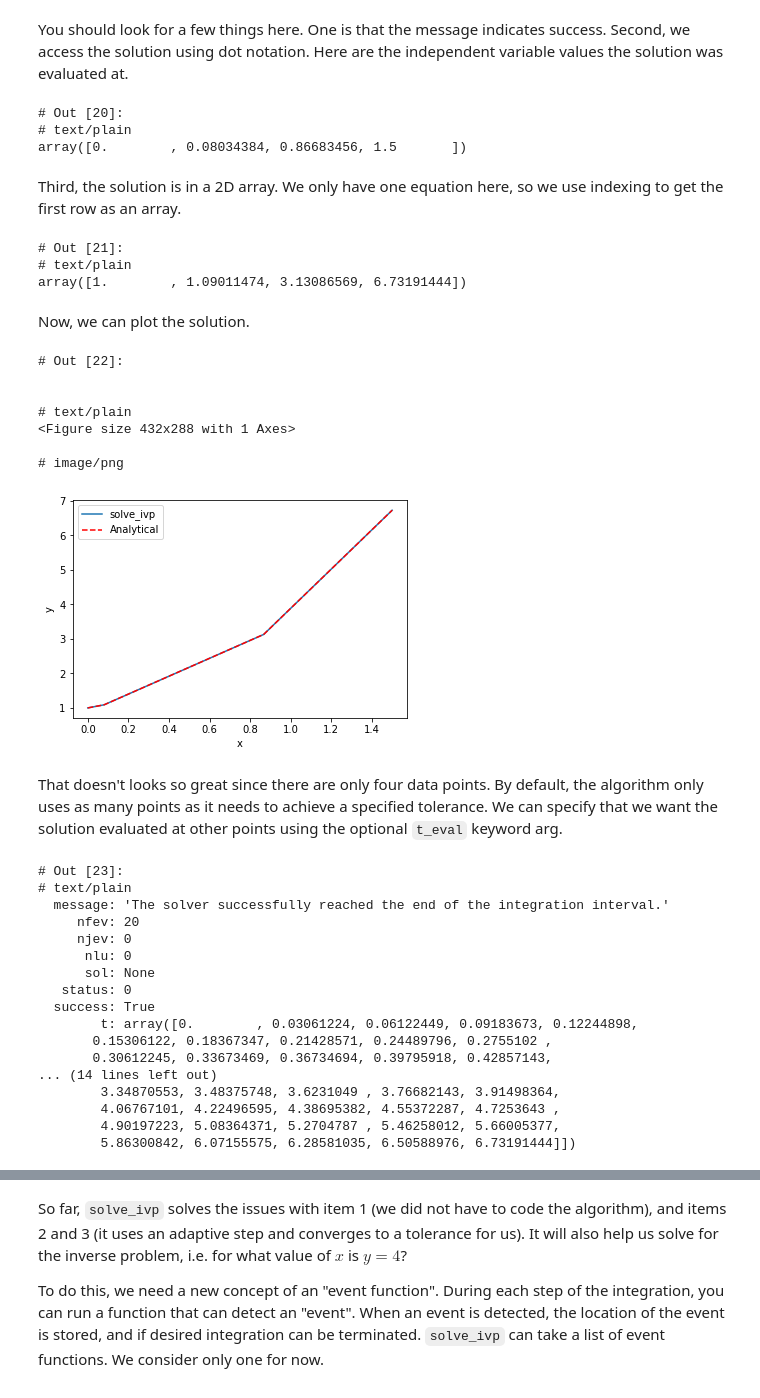
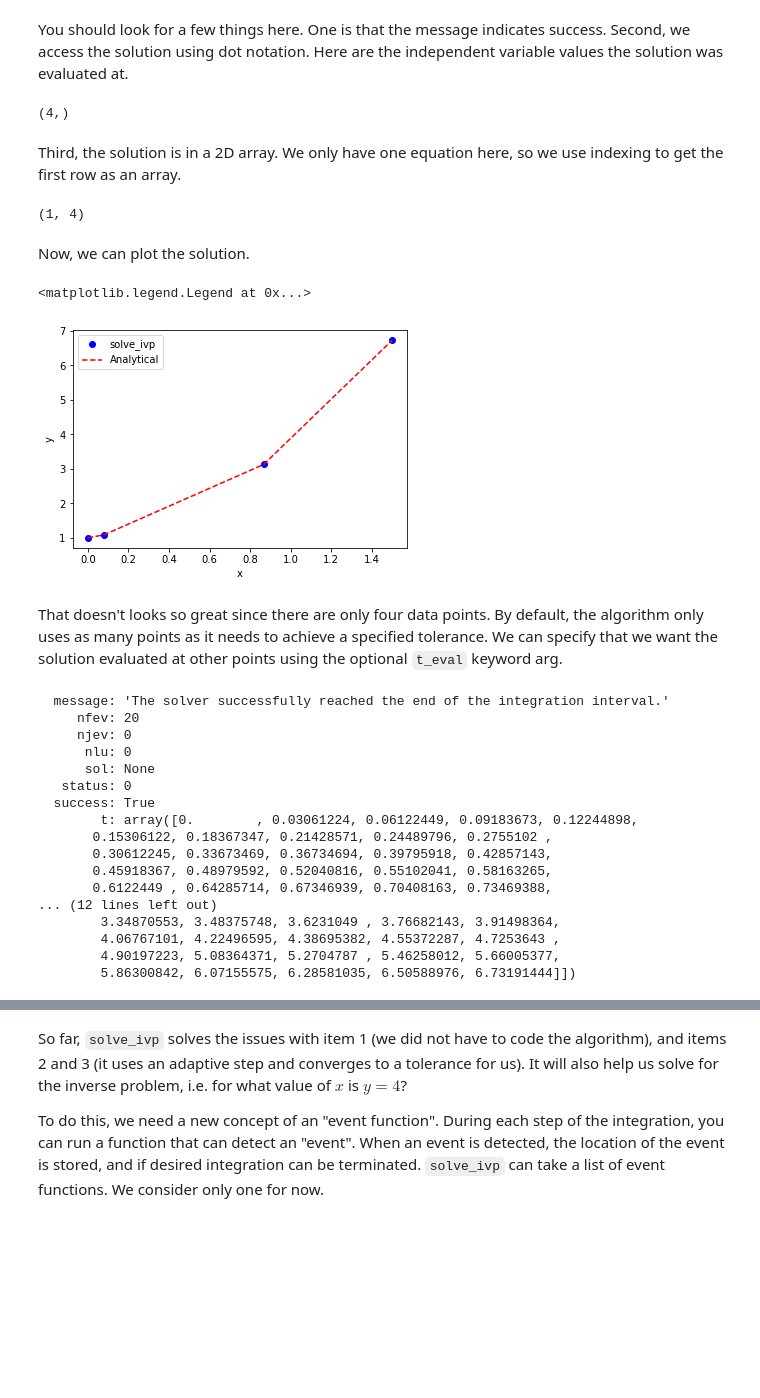
Before and after one commit to jkitchin/f19-06623, a Jupyter notebook: lectures/03-fode-1.ipynb, the cells around one changed output, grey strips where cells are left out. Drawn from its saved outputs; the diff is of its cells as text; code cells hidden in the pictures; blank space fills up the shorter version.

```diff
--- a/lectures/03-fode-1.ipynb
+++ b/lectures/03-fode-1.ipynb
@@ -65,0 +63,3 @@ x.shape
+# %%
+for i, value in enumerate(['a','b','c']):
+    print(i, value)
@@ -65,0 +70,5 @@ x.shape
+# %%
+# old-fashioned way to do this
+L = ['a','b','c']
+for i in range(len(L)):
+    print(i, L[i])
@@ -369,3 +354,4 @@ Here is a minimal use of the function, with keyword arguments.
 # %%
+y0 = 1
 y0 = np.array([y0]) # It is a good idea to make y0 an array. It will be important later.
 sol = solve_ivp(fun=f, t_span=(x0, 1.5), y0=y0)
@@ -391,36 +373,26 @@ sol
 # %% [markdown]
 You should look for a few things here. One is that the message indicates success. Second, we access the solution using dot notation. Here are the independent variable values the solution was evaluated at.
 # %%
-sol.t
+sol.t.shape
 # %% [output]
-# Out [20]:
-# text/plain
-array([0.        , 0.08034384, 0.86683456, 1.5       ])
+(4,)
 # %% [markdown]
 Third, the solution is in a 2D array. We only have one equation here, so we use indexing to get the first row as an array.
 # %%
-sol.y[0]
+sol.y
 # %% [output]
-# Out [21]:
-# text/plain
-array([1.        , 1.09011474, 3.13086569, 6.73191444])
+(1, 4)
 # %% [markdown]
 Now, we can plot the solution.
 # %%
-plt.plot(sol.t, sol.y[0], label='solve_ivp')
+plt.plot(sol.t, sol.y.T, 'bo', label='solve_ivp')
 plt.plot(sol.t, sol.t**2 + np.exp(sol.t), 'r--', label='Analytical')
 plt.xlabel('x')
 plt.ylabel('y')
 plt.legend()
 # %% [output]
-# Out [22]:
-
-
-# text/plain
-<Figure size 432x288 with 1 Axes>
-
-# image/png
+<matplotlib.legend.Legend at 0x...>
-[figure, old version]
+[figure, new version]
 # %% [markdown]
 That doesn't looks so great since there are only four data points. By default, the algorithm only uses as many points as it needs to achieve a specified tolerance. We can specify that we want the solution evaluated at other points using the optional `t_eval` keyword arg.
 # %%
@@ -428,8 +400,6 @@ X = np.linspace(x0, 1.5)
 sol = solve_ivp(fun=f, t_span=(x0, 1.5), y0=y0, t_eval=X)
 sol
 # %% [output]
-# Out [23]:
-# text/plain
   message: 'The solver successfully reached the end of the integration interval.'
      nfev: 20
      njev: 0
@@ -440,7 +410,9 @@ sol
         t: array([0.        , 0.03061224, 0.06122449, 0.09183673, 0.12244898,
        0.15306122, 0.18367347, 0.21428571, 0.24489796, 0.2755102 ,
        0.30612245, 0.33673469, 0.36734694, 0.39795918, 0.42857143,
-... (14 lines left out)
+       0.45918367, 0.48979592, 0.52040816, 0.55102041, 0.58163265,
+       0.6122449 , 0.64285714, 0.67346939, 0.70408163, 0.73469388,
+... (12 lines left out)
         3.34870553, 3.48375748, 3.6231049 , 3.76682143, 3.91498364,
         4.06767101, 4.22496595, 4.38695382, 4.55372287, 4.7253643 ,
         4.90197223, 5.08364371, 5.2704787 , 5.46258012, 5.66005377,
```
Also changed, not shown: parts of 33 cells of this notebook.
